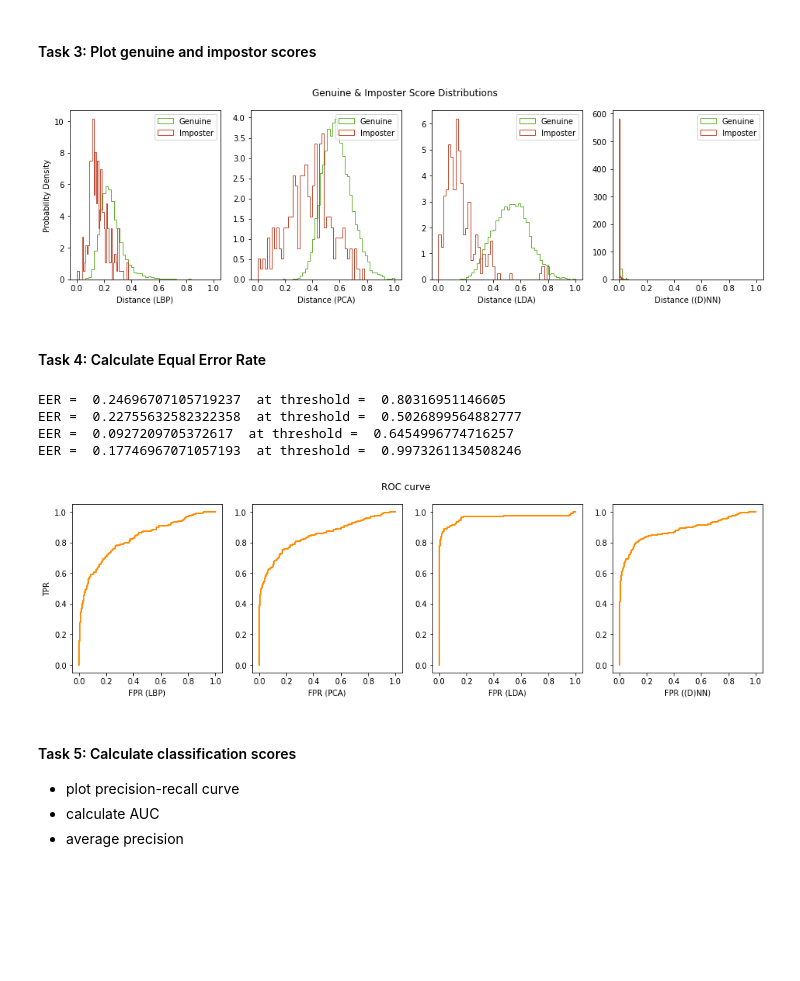
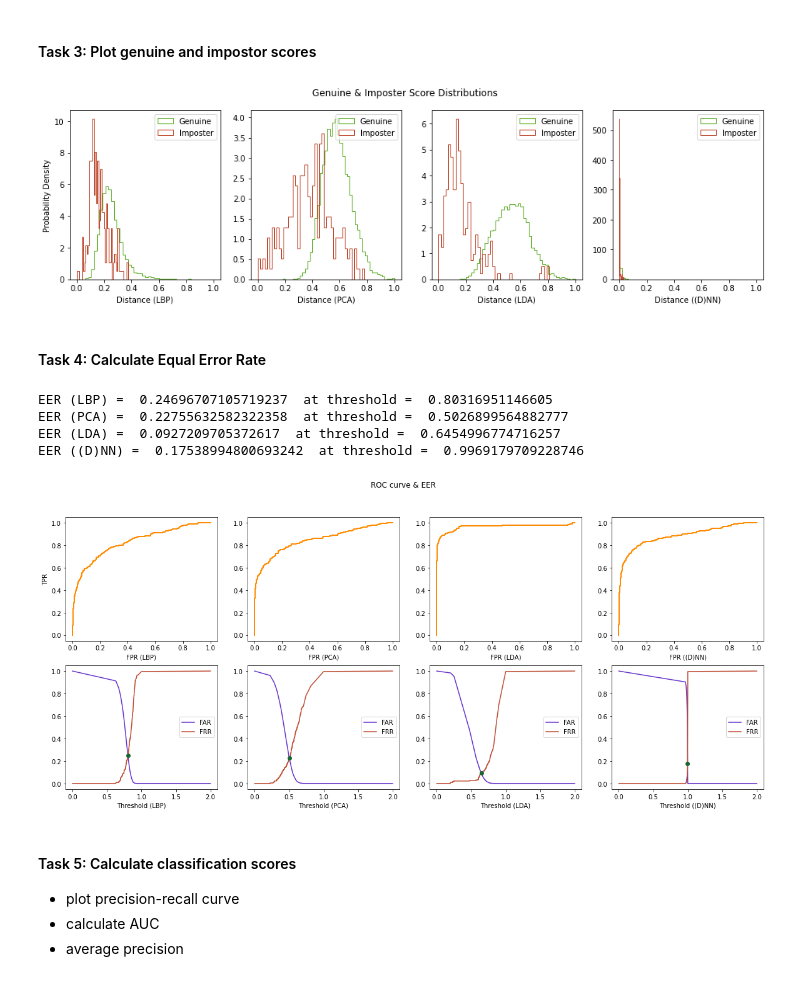
Before and after one commit to BrunoVandekerkhove/biometric-systems, a Jupyter notebook: face_recognition/facial_recognition.ipynb, the cells around one changed output. Cells and saved outputs as stored; diff of their text form; code cells hidden in the pictures; blank space fills up the shorter version.

```diff
--- a/face_recognition/facial_recognition.ipynb
+++ b/face_recognition/facial_recognition.ipynb
@@ -434,12 +436,21 @@ def prepare_evaluation(strategy, embeddings):
   return distances, scores_normalized, similarity_matrix
 
 # Get scores for different strategies
+import os.path
+RECOMPUTE = False # Set to true if starting from scratch
 sample = x_test # sample to evaluate
 targets = y_test # correct targets for sample
 scores_dict = {}
 for strategy in strategies:
-  strategy.fit()
-  (distances, scores, similarity_matrix) = prepare_evaluation(strategy, strategy.describe(sample))
+  scores_file = './scores/scores_' + strategy.name + '.p'
+  if not RECOMPUTE and os.path.isfile(scores_file):
+    pickle_file = open(scores_file, "rb")
+    (distances, scores, similarity_matrix)= pickle.load(pickle_file)
+  else:
+    strategy.fit()
+    (distances, scores, similarity_matrix) = prepare_evaluation(strategy, strategy.describe(sample))
+    pickle_file = open(scores_file, "wb")
+    pickle.dump((distances, scores, similarity_matrix), pickle_file)
   scores_dict[strategy.name] = (distances, scores, similarity_matrix)
 
 # Create a mask for those scores that are for the same person
@@ -566,34 +557,41 @@ for strategy in strategies:
 
 plt.show()
 # %% [output]
-[figure, old version]
+[figure, new version]
 # %% [markdown]
 #### Task 4: Calculate Equal Error Rate
 # %%
 from sklearn.metrics import roc_curve
 
-figure, axes = plt.subplots(ncols=len(strategies), figsize=(16,4))
-figure.suptitle('ROC curve')
+figure, axes = plt.subplots(ncols=len(strategies), nrows=2, figsize=(20,8))
+figure.suptitle('ROC curve & EER')
 
 i = 0
 for strategy in strategies:
   (distances, scores_normalized, similarity_matrix) = scores_dict[strategy.name]
   fpr, tpr, thresholds = roc_curve(genuine_id, 1 - scores_normalized)
-  axes[i].plot(fpr, tpr, color='darkorange', lw=2)
+  axes[0][i].plot(fpr, tpr, color='darkorange', lw=2)
   if i == 0:
-    axes[i].set(ylabel='TPR')
-  axes[i].set(xlabel='FPR (' + strategy.name + ')')
-  i = i + 1
+    axes[0][i].set(ylabel='TPR')
+  axes[0][i].set(xlabel='FPR (' + strategy.name + ')')
   # EER
   differences = [abs((1-x)-y) for (x,y) in zip(tpr, fpr)]
   min_index = differences.index(min(differences))
-  print("EER = ", fpr[min_index], " at threshold = ", thresholds[min_index])
+  print('EER (' + strategy.name + ') = ', fpr[min_index], ' at threshold = ', thresholds[min_index])
+  axes[1][i].scatter(thresholds[min_index], fpr[min_index], color=(0.1,0.4,0.2), zorder=3)
+  axes[1][i].plot(thresholds, fpr, color=(0.4,0.2,0.8), label='FAR')
+  axes[1][i].plot(thresholds, 1 - tpr, color=(0.75,0.3,0.2), label='FRR')
+  axes[1][i].set(xlabel='Threshold (' + strategy.name + ')')
+  axes[1][i].legend()
+  i = i + 1
+
+plt.show()
 # %% [output]
-EER =  0.24696707105719237  at threshold =  0.80316951146605
-EER =  0.22755632582322358  at threshold =  0.5026899564882777
-EER =  0.0927209705372617  at threshold =  0.6454996774716257
-EER =  0.17746967071057193  at threshold =  0.9973261134508246
+EER (LBP) =  0.24696707105719237  at threshold =  0.80316951146605
+EER (PCA) =  0.22755632582322358  at threshold =  0.5026899564882777
+EER (LDA) =  0.0927209705372617  at threshold =  0.6454996774716257
+EER ((D)NN) =  0.17538994800693242  at threshold =  0.9969179709228746
-[figure, old version]
+[figure, new version]
 # %% [markdown]
 #### Task 5: Calculate classification scores
 * plot precision-recall curve
```
Also changed, not shown: parts of 5 cells of this notebook.
